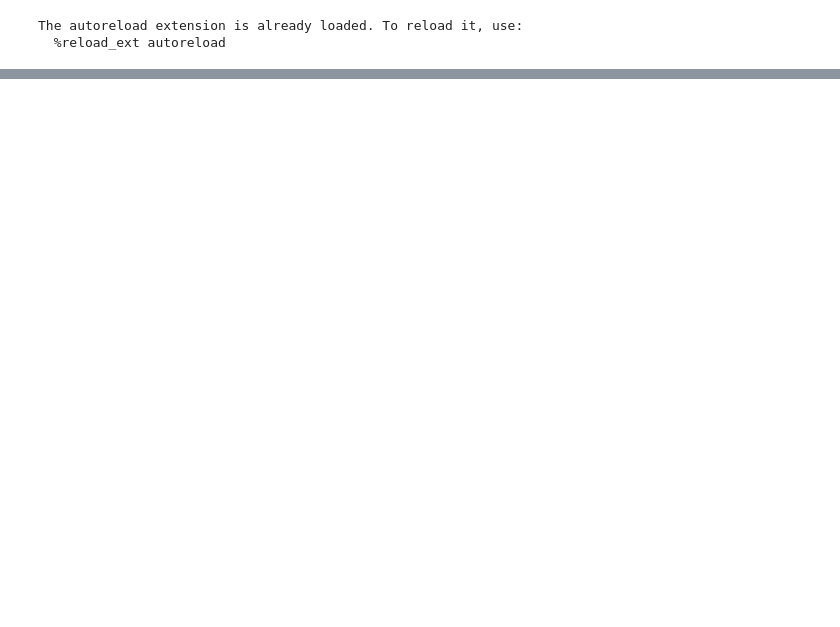
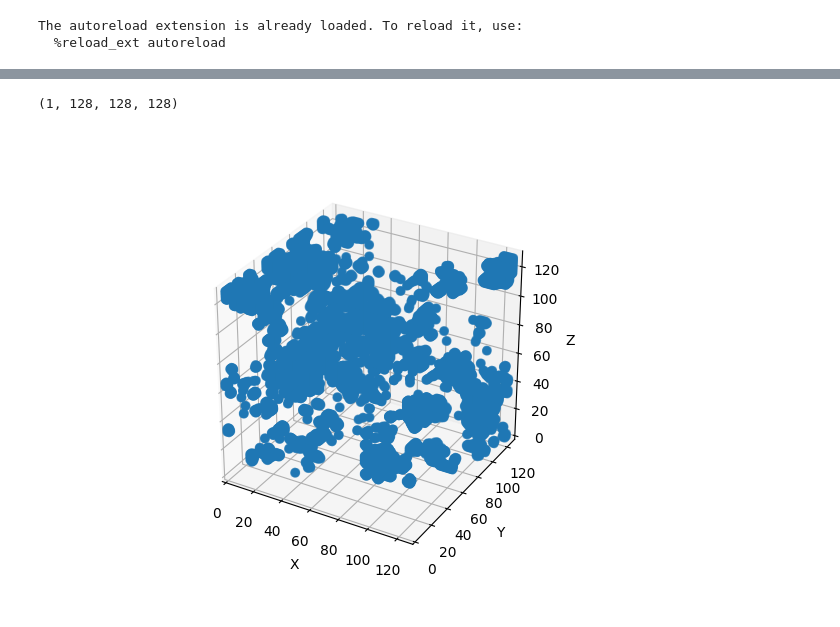
Before and after one commit to youngmi97/3DVoxelGeneration, a Jupyter notebook: visualize.ipynb, the cells around one changed output, grey strips where cells are left out. Drawn from its saved outputs; the diff is of its cells as text; code cells hidden in the pictures.

Commit message:
squeeze

```diff
--- a/visualize.ipynb
+++ b/visualize.ipynb
@@ -18,6 +18,11 @@ def visualize_voxel(voxel_grid):
     voxel_grid (numpy.ndarray): A 3D binary voxel grid where 1 indicates occupancy and 0 indicates empty.
     """
 
+    import matplotlib.pyplot as plt
+    import numpy as np
+    from io import BytesIO
+    from PIL import Image
+
     # Get the coordinates of occupied voxels
     occupied_voxels = np.argwhere(voxel_grid == 1)
 
@@ -35,6 +40,9 @@ def visualize_voxel(voxel_grid):
     ax.set_ylabel('Y')
     ax.set_zlabel('Z')
 
+    # Add grid lines
+    ax.grid(True)
+
     # Set the aspect ratio to be equal
     ax.set_box_aspect([1, 1, 1])
 
@@ -43,13 +51,16 @@ def visualize_voxel(voxel_grid):
     ax.set_ylim([0, voxel_grid.shape[1]])
     ax.set_zlim([0, voxel_grid.shape[2]])
 
+    # Adjust axis visibility and ticks
+    ax.axis("on")  # Enable axes visibility
+    ax.tick_params(axis='both', which='major', labelsize=10)
 
-
-    ax.axis("off")
+    # Save to buffer
     buf = BytesIO()
     plt.savefig(buf, format='png')
     buf.seek(0)  # Move the buffer cursor to the beginning
     plt.close()
+
     # Convert the buffer into a Pillow Image
     img = Image.open(buf)
     return img
@@ -58,9 +69,9 @@ The autoreload extension is already loaded. To reload it, use:
   %reload_ext autoreload
 # %%
 # load the preprocessed voxel data.
-# voxels = np.load("./data/hdf5_data/chair_voxels_train.npy")
+voxels = np.load("./data/hdf5_data/chair_voxels_train.npy")
 # voxels = np.load("./generated_samples/chair_samples.npy")
-voxels = np.load("./samples/chair_epoch_9.npy")
+# voxels = np.load("./samples/chair_epoch_9.npy")
 print(voxels.shape)
 # print(voxels)
 # %% [output]
@@ -84,5 +79,7 @@ print(voxels.shape)
 # %%
-img = visualize_voxel(voxels[0])
+img = visualize_voxel(voxels[0].squeeze())
+print(voxels[0].shape)
 display(img)
 # %% [output]
+(1, 128, 128, 128)
-[figure, old version]
+[figure, new version]
```
Also changed, not shown: parts of 1 cell of this notebook, 7 other files.
